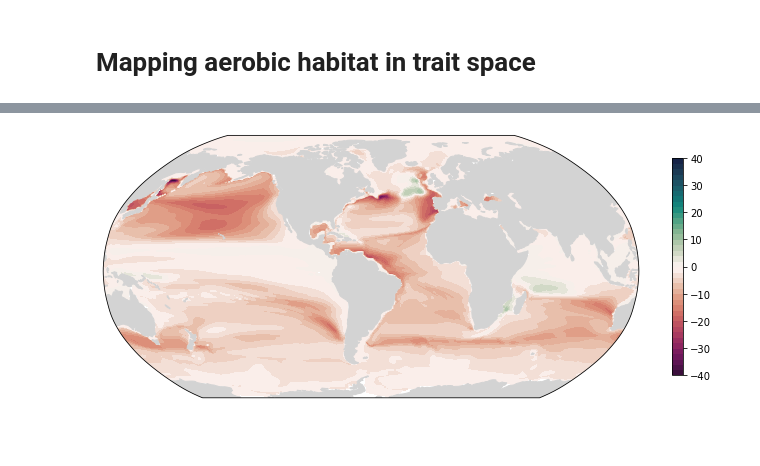
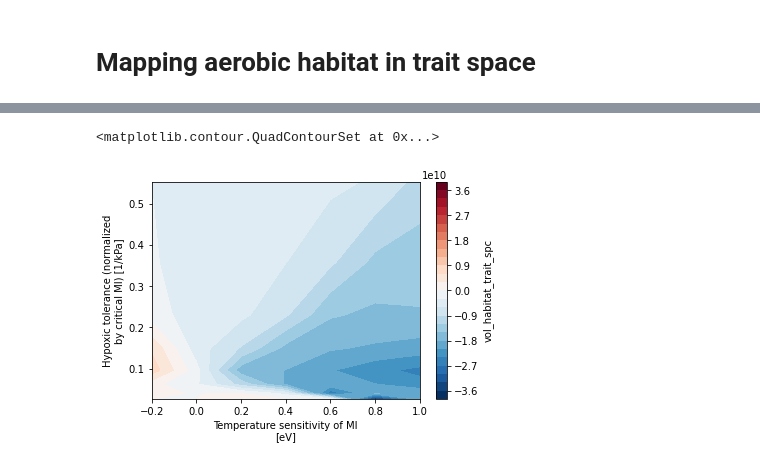
Before and after one commit to matt-long/aerobic-safety-margins, a Jupyter notebook: _sources/aerobic-habitat-trait-space.ipynb, the cells around one changed output, grey strips where cells are left out. Saved outputs shown, nothing was run; the diff lists cells and outputs as text; code cells hidden in the pictures; blank space fills up the shorter version.

```diff
--- a/_sources/aerobic-habitat-trait-space.ipynb
+++ b/_sources/aerobic-habitat-trait-space.ipynb
@@ -343,24 +150,5 @@ Data variables:
-# %%
-prj = ccrs.Robinson(central_longitude=305.0)
-fig, ax = plt.subplots(figsize=(12, 8), subplot_kw=dict(projection=prj))
-
-
-cmap = cmocean.cm.curl_r
-
-pc = ax.contourf(ds_plot.TLONG,
-                 ds_plot.TLAT,
-                 ds_plot.habitat_contraction,
-                 levels=np.arange(-40, 42, 2),
-                 cmap=cmap,
-                 transform=ccrs.PlateCarree())
-
-land = ax.add_feature(
-    cartopy.feature.NaturalEarthFeature(
-        'physical','land','110m',
-        edgecolor='face',
-        facecolor='lightgray'
-    )
-)
-plt.colorbar(pc, shrink=0.5);
-# %% [output]
-[figure, removed]
+# %%
+(vol_hab_2100 - vol_hab_ref).plot.contourf(levels=30)
+# %% [output]
+<matplotlib.contour.QuadContourSet at 0x...>
+[figure, added]
```
Also changed, not shown: parts of 27 cells of this notebook, 50 other files.
